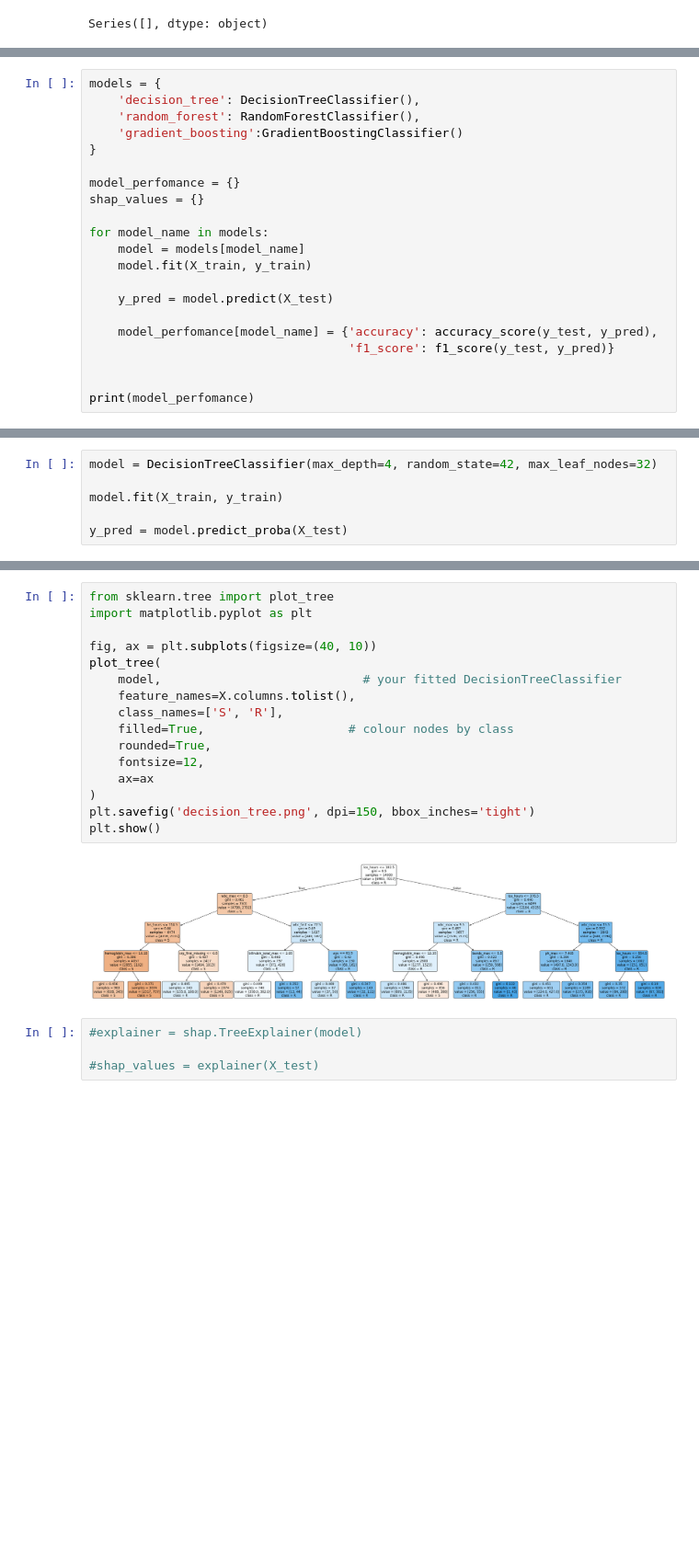
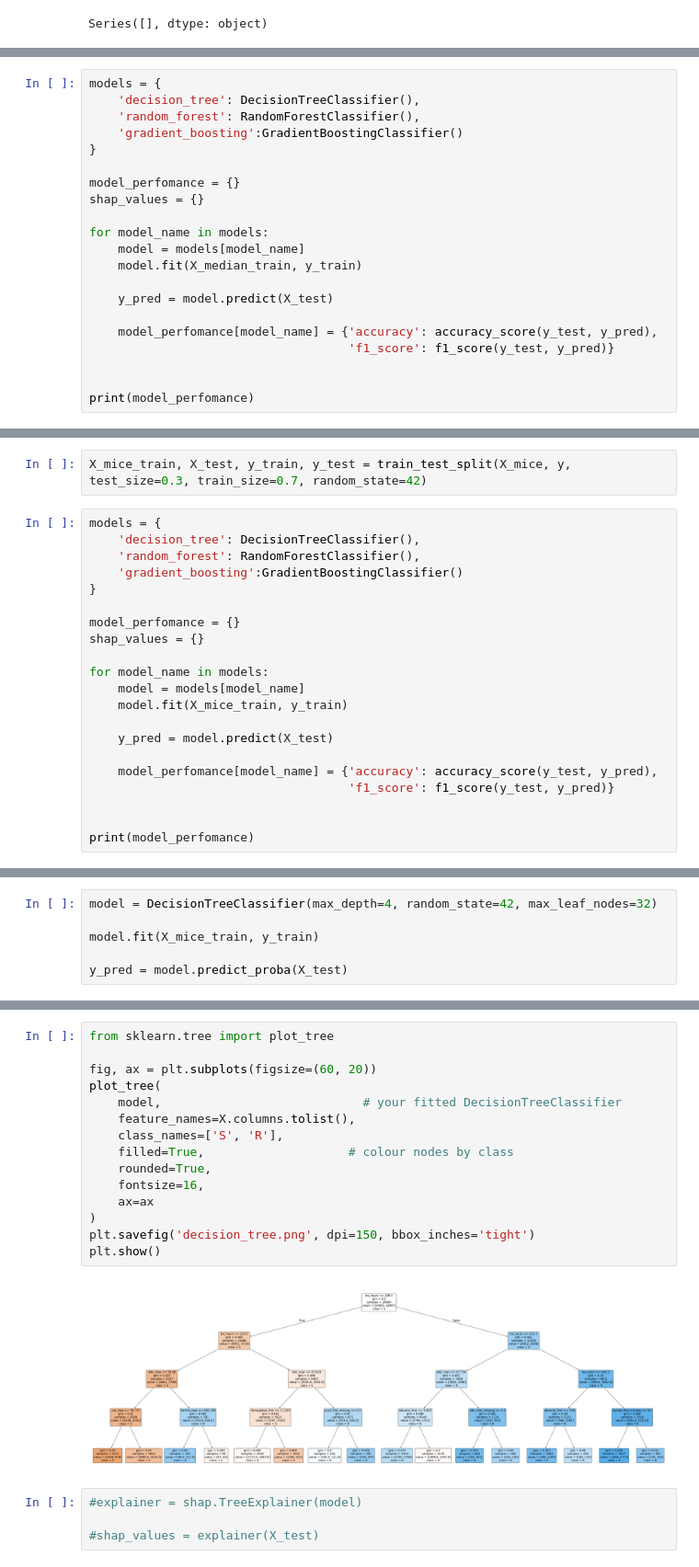
Before and after one commit to matekenya/amr-xai, a Jupyter notebook: clean_and_impute_missing_values.ipynb, the cells around one changed output, grey strips where cells are left out. Shown at 92% size. Saved outputs shown, nothing was run; the diff lists cells and outputs as text; blank space fills up the shorter version.

```diff
--- a/clean_and_impute_missing_values.ipynb
+++ b/clean_and_impute_missing_values.ipynb
@@ -216,7 +242,7 @@ shap_values = {}
 
 for model_name in models:
     model = models[model_name]
-    model.fit(X_train, y_train)
+    model.fit(X_median_train, y_train)
 
     y_pred = model.predict(X_test)
 
@@ -229,0 +256,23 @@ print(model_perfomance)
+# %%
+X_mice_train, X_test, y_train, y_test = train_test_split(X_mice, y, test_size=0.3, train_size=0.7, random_state=42)
+# %%
+models = {
+    'decision_tree': DecisionTreeClassifier(),
+    'random_forest': RandomForestClassifier(),
+    'gradient_boosting':GradientBoostingClassifier()
+}
+
+model_perfomance = {}
+shap_values = {}
+
+for model_name in models:
+    model = models[model_name]
+    model.fit(X_mice_train, y_train)
+
+    y_pred = model.predict(X_test)
+
+    model_perfomance[model_name] = {'accuracy': accuracy_score(y_test, y_pred),
+                                    'f1_score': f1_score(y_test, y_pred)}
+
+
+print(model_perfomance)
@@ -230,6 +281,6 @@ print(model_perfomance)
 # %%
 model = DecisionTreeClassifier(max_depth=4, random_state=42, max_leaf_nodes=32)
 
-model.fit(X_train, y_train)
+model.fit(X_mice_train, y_train)
 
 y_pred = model.predict_proba(X_test)
@@ -256,21 +287,20 @@ Subclasses:     ExtraTreeClassifier
 # %%
 from sklearn.tree import plot_tree
-import matplotlib.pyplot as plt
 
-fig, ax = plt.subplots(figsize=(40, 10))
+fig, ax = plt.subplots(figsize=(60, 20))
 plot_tree(
     model,                            # your fitted DecisionTreeClassifier
     feature_names=X.columns.tolist(),
     class_names=['S', 'R'],
     filled=True,                    # colour nodes by class
     rounded=True,
-    fontsize=12,
+    fontsize=16,
     ax=ax
 )
 plt.savefig('decision_tree.png', dpi=150, bbox_inches='tight')
 plt.show()
 # %% [output]
-[figure, old version]
+[figure, new version]
 # %%
 #explainer = shap.TreeExplainer(model)
 
```
Also changed, not shown: parts of 23 cells of this notebook, 6 other files.
